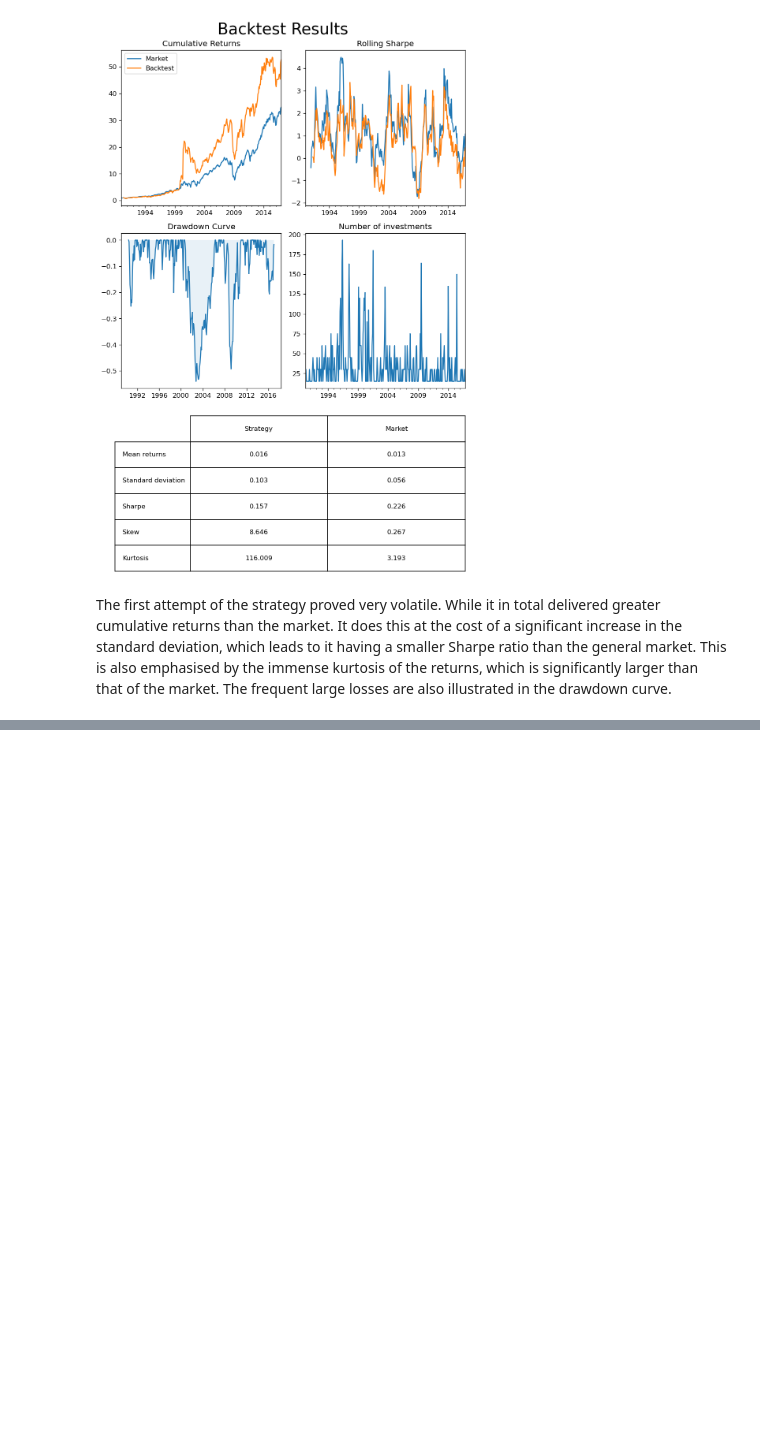
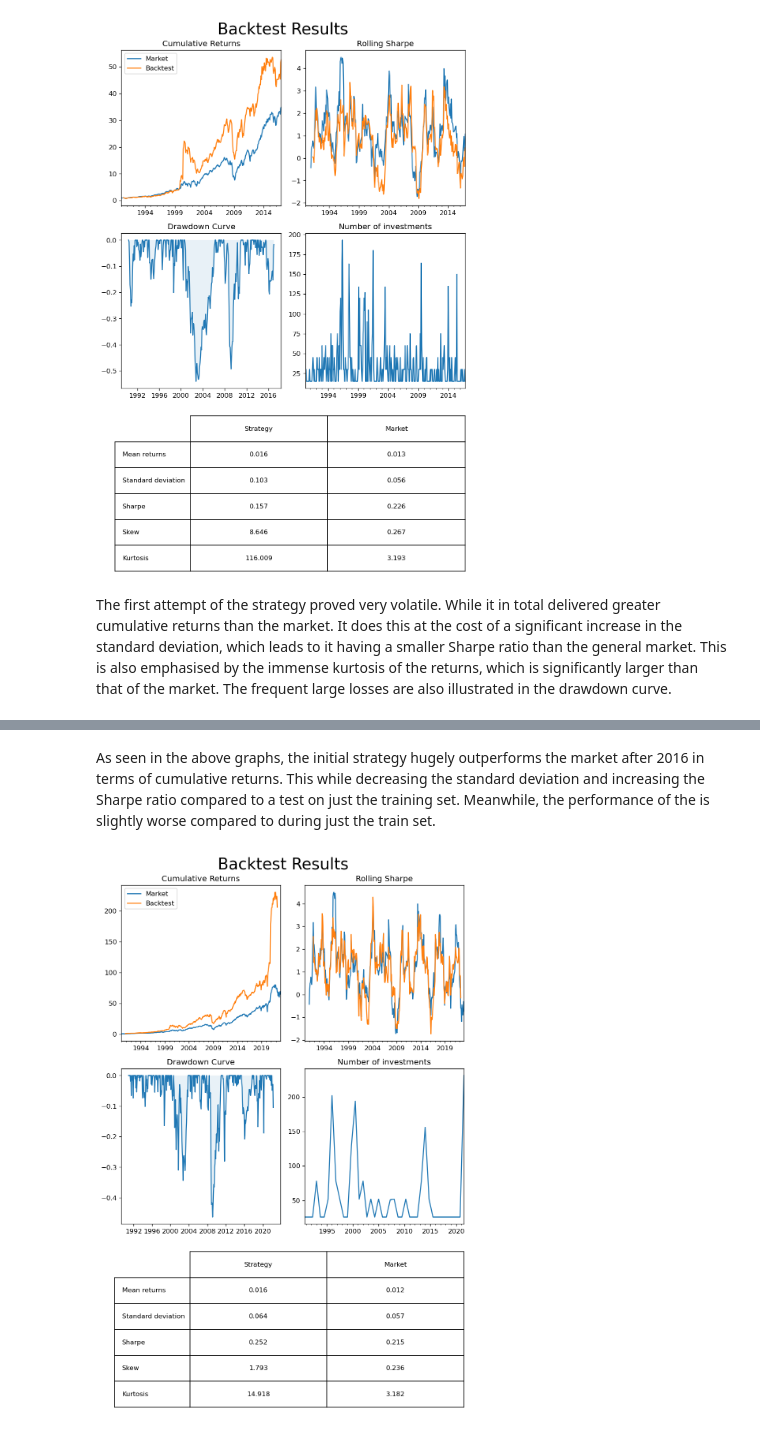
Before and after one commit to hjalmarheld/financial_analysis, a Jupyter notebook: backtesting.ipynb, the cells around one changed output, grey strips where cells are left out. Saved outputs shown, nothing was run; the diff lists cells and outputs as text; code cells hidden in the pictures; blank space fills up the shorter version.

```diff
--- a/backtesting.ipynb
+++ b/backtesting.ipynb
@@ -134,0 +207,21 @@ study.optimize(objective, n_trials=30, n_jobs=-1, show_progress_bar=True)
+# %% [markdown]
+As seen in the above graphs, the initial strategy hugely outperforms the market after 2016 in terms of cumulative returns. This while decreasing the standard deviation and increasing the Sharpe ratio compared to a test on just the training set. Meanwhile, the performance of the is slightly worse compared to during just the train set.
+# %%
+# try with best params from optuna
+
+# initialise strategy with parameters
+clustermomentum = ClusterMomentum(
+    n_clusters=best_params['k'],
+    variance=best_params['v']
+)
+
+# run backtest with suggested parameters
+backtester.rolling_test(
+    strategy=clustermomentum.strategy,
+    n_prices=best_params['n'],
+    n_ratios=1,
+    frequency=best_params['f'],)
+
+backtester.analyse()
+# %% [output]
+[figure, added]
```
Also changed, not shown: parts of 11 cells of this notebook, 10 other files.
